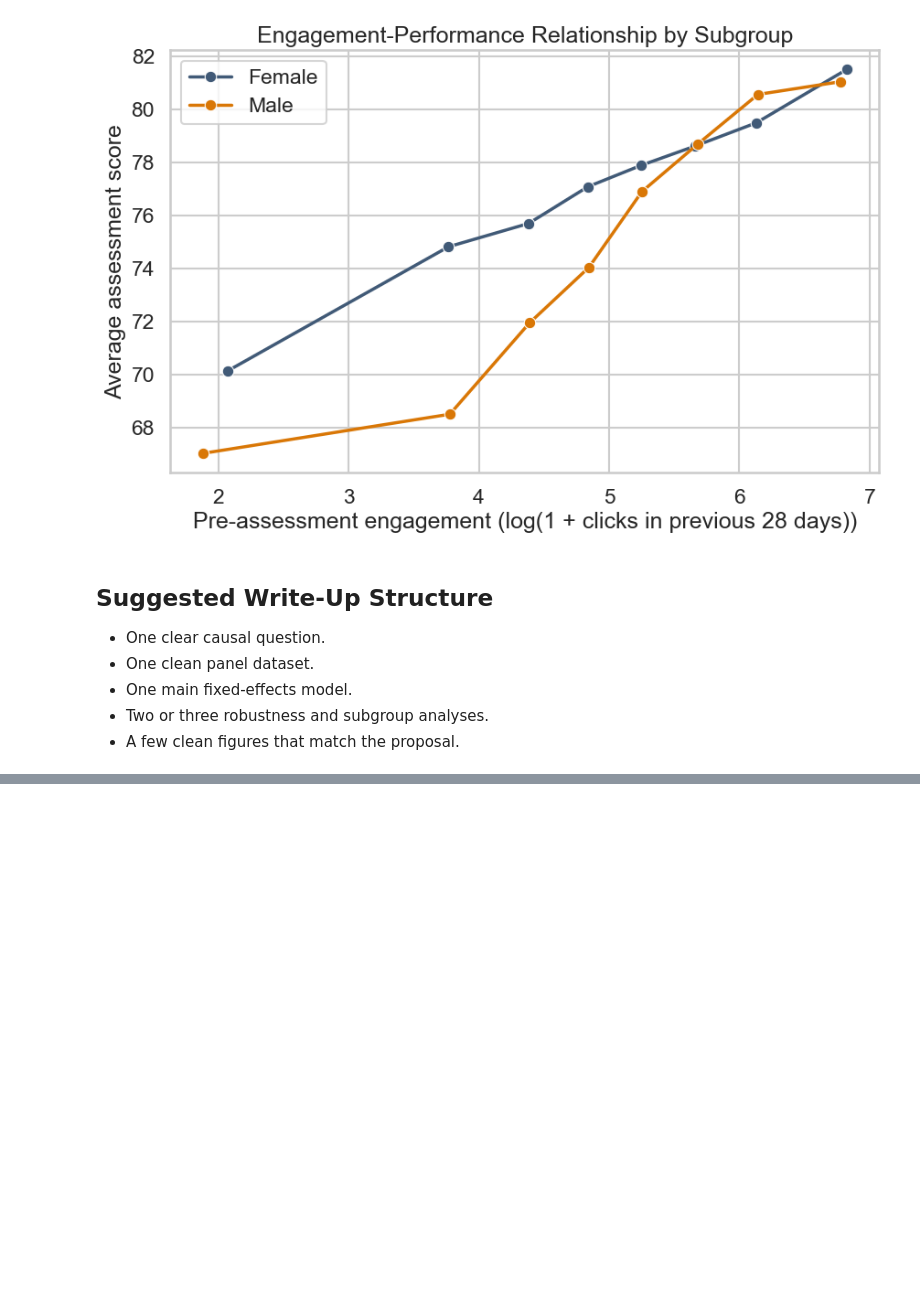
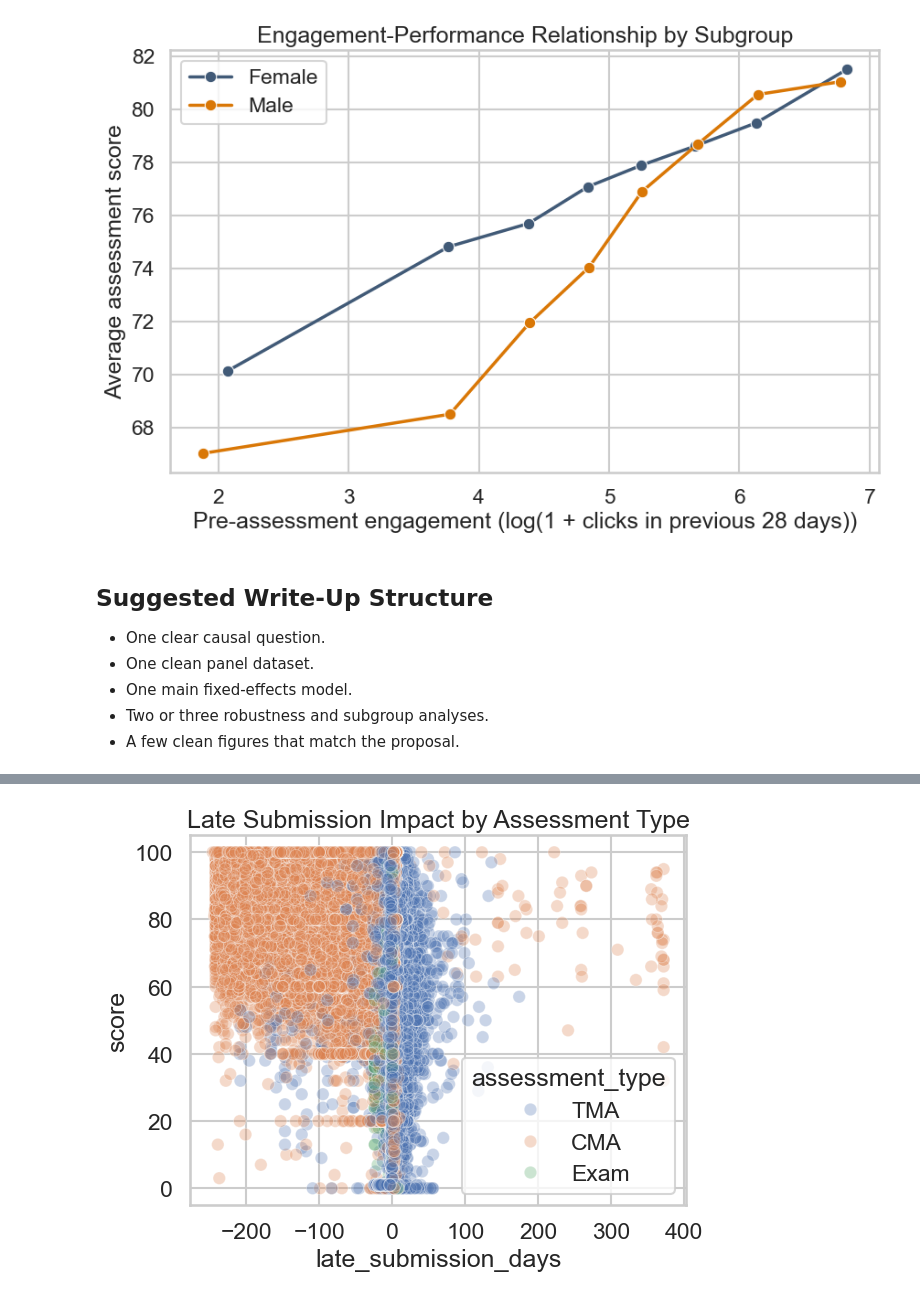
Before and after one commit to JayWu0512/EduCasual, a Jupyter notebook: notebooks/01_main_analysis.ipynb, the cells around one changed output, grey strips where cells are left out. Cells and saved outputs as stored; diff of their text form; code cells hidden in the pictures; blank space fills up the shorter version.

```diff
--- a/notebooks/01_main_analysis.ipynb
+++ b/notebooks/01_main_analysis.ipynb
@@ -139,0 +175,12 @@ plot_heterogeneity_relationship(
+# %%
+sns.scatterplot(
+    data=panel,
+    x='late_submission_days',
+    y='score',
+    hue='assessment_type',
+    alpha=0.3
+)
+plt.title('Late Submission Impact by Assessment Type')
+plt.show()
+# %% [output]
+[figure, added]
```
Also changed, not shown: parts of 4 cells of this notebook.
